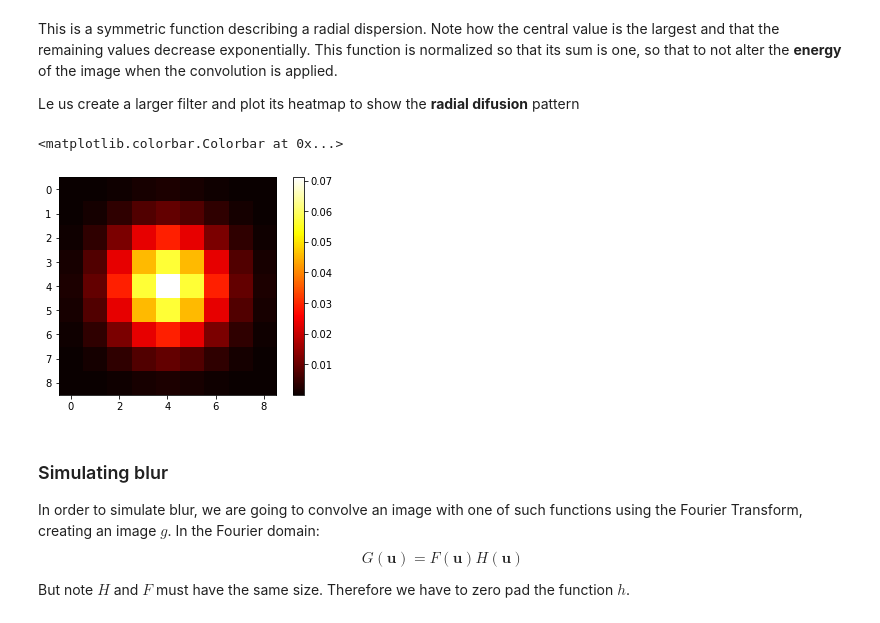
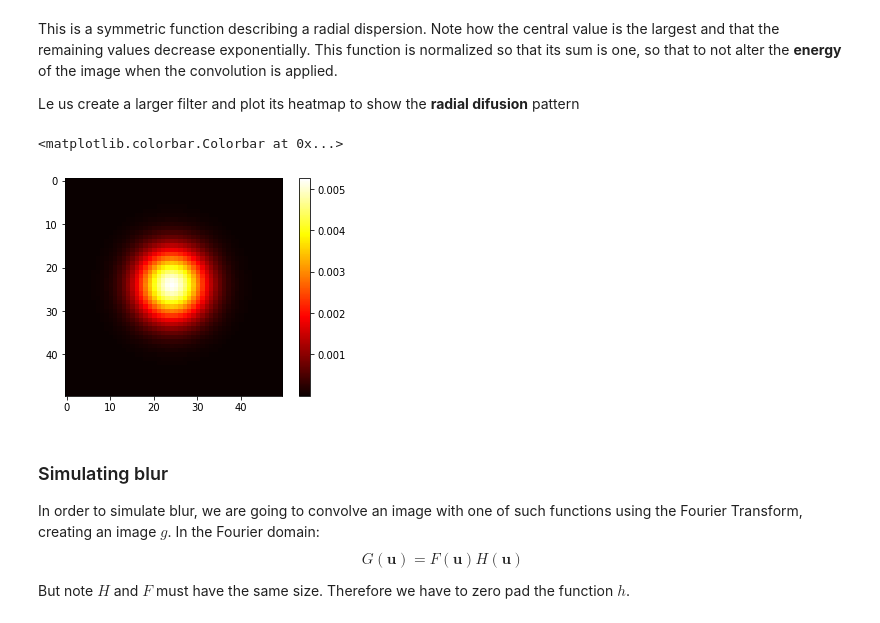
Before and after one commit to Tran-Thu-Le/imageprocessing_course_icmc, a Jupyter notebook: TTL_05b_restoration_deconvolution.ipynb, the cells around one changed output. Cells and saved outputs as stored; diff of their text form; code cells hidden in the pictures.

```diff
--- a/TTL_05b_restoration_deconvolution.ipynb
+++ b/TTL_05b_restoration_deconvolution.ipynb
@@ -70,12 +70,12 @@ This is a symmetric function describing a radial dispersion. Note how the centra
 
 Le us create a larger filter and plot its heatmap to show the **radial difusion** pattern
 # %%
-g2 = gaussian_filter(k=9, sigma=1.5)
+g2 = gaussian_filter(k=50, sigma=5.5)
 plt.imshow(g2, cmap='hot', interpolation='nearest')
 plt.colorbar()
 # %% [output]
 <matplotlib.colorbar.Colorbar at 0x...>
-[figure, old version]
+[figure, new version]
 # %% [markdown]
 ### Simulating blur
 In order to simulate blur, we are going to convolve an image with one of such functions using the Fourier Transform, creating an image $g$. In the Fourier domain:
```
Also changed, not shown: parts of 6 cells of this notebook.
